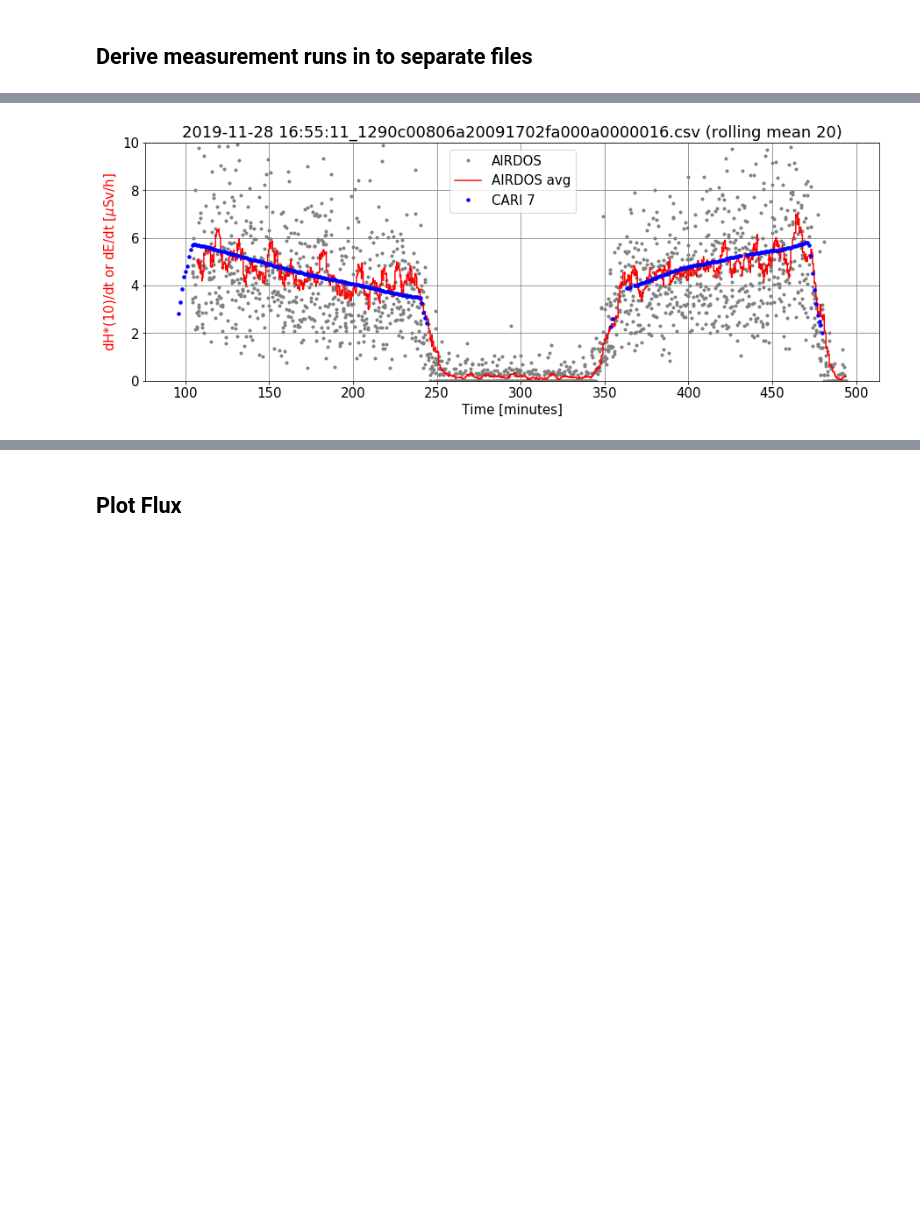
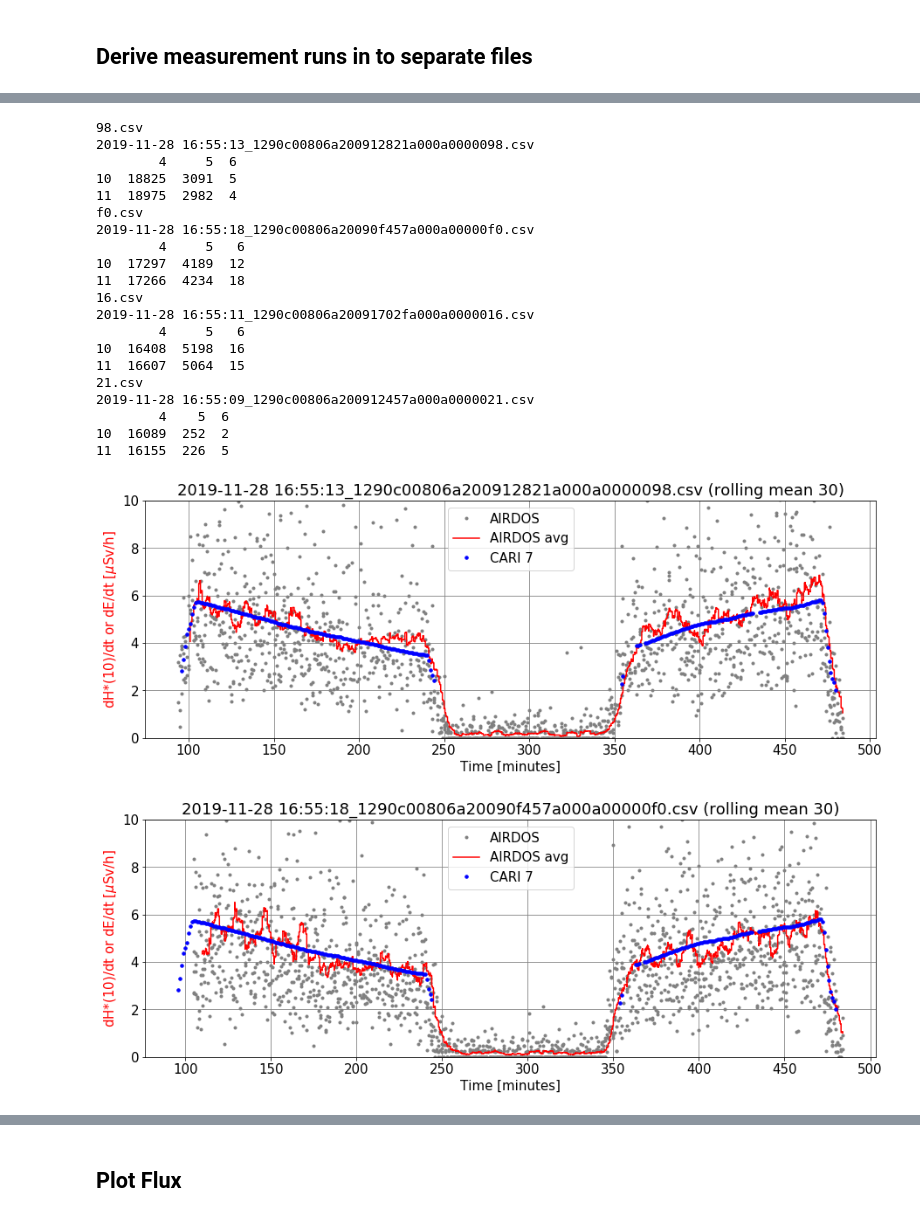
Before and after one commit to ODZ-UJF-AV-CR/Paper---AIRDOS, a Jupyter notebook: AIRDOS-G-parser.ipynb, the cells around one changed output, grey strips where cells are left out. Drawn from its saved outputs; the diff is of its cells as text; code cells hidden in the pictures; blank space fills up the shorter version.

```diff
--- a/AIRDOS-G-parser.ipynb
+++ b/AIRDOS-G-parser.ipynb
@@ -18,9 +18,9 @@ Populating the interactive namespace from numpy and matplotlib
 # %% [markdown]
 ## Read Logfile
 # %%
-fto = './data/malaga/16/DATALOG.TXT' #  File to Open
+#fto = './data/malaga/16/DATALOG.TXT' #  File to Open
 #fto = './data/malaga/21/DATALOG.TXT' #  File to Open
-#fto = './data/malaga/98/DATALOG.TXT' #  File to Open
+fto = './data/malaga/98/DATALOG.TXT' #  File to Open
 #fto = './data/malaga/F0/DATALOG.TXT' #  File to Open
 
 print (fto)
@@ -126,7 +126,7 @@ for i,r in df.iterrows():
         df.at[i,'lonHem'] = LonHem
 
 
-FROM = pd.to_datetime('2019-11-27 00:00:00')
+FROM = pd.to_datetime('2019-11-26 00:00:00')
 TO = pd.to_datetime('2019-11-29 01:10:00')
 #FROM = pd.to_datetime('2019-11-26 00:00:00')
 #TO = pd.to_datetime('2019-11-30 01:10:00')
@@ -173,7 +173,6 @@ dfo.set_index('date', inplace = True)
 
 for x in runs:
     filename = './output/' + str(x[1] + pd.to_timedelta(-x[2], unit='s')) + '_' + str(sn[0])
-
     # Disimetric values
     dfo.loc[dfo['run'] == x[0],'minute'] = (pd.to_timedelta(dfo.loc[dfo['run'] == x[0]].index-(x[1] + pd.to_timedelta(-x[2], unit='s')))).astype('timedelta64[m]').fillna(0).astype(int)
     dfo.loc[dfo['run'] == x[0]].to_csv(filename + '.csv')
@@ -189,7 +188,7 @@ for x in runs:
         f.write('11/2019, FL-27\r\n')
         f.write('DEG MIN N/S DEG MIN E/W FEET TIME(MIN)\r\n')
     #dfdeg.loc[dfdeg['run'] == x[0],'minute'] = (pd.to_timedelta(-dfdeg.iloc[0,8]+dfdeg['date']-(x[1] + pd.to_timedelta(-x[2], unit='s')))).astype('timedelta64[m]').fillna(0).astype(int)-119
-    dfdeg.loc[dfdeg['run'] == x[0],'minute'] = (pd.to_timedelta(dfdeg['date']-(x[1] + pd.to_timedelta(-x[2], unit='s')))).astype('timedelta64[m]').fillna(0).astype(int)-zerominutes
+    #dfdeg.loc[dfdeg['run'] == x[0],'minute'] = (pd.to_timedelta(dfdeg['date']-(x[1] + pd.to_timedelta(-x[2], unit='s')))).astype('timedelta64[m]').fillna(0).astype(int)-zerominutes
     dfdeg.loc[dfdeg['run'] == x[0],['latD','latM', 'latHem', 'lonD', 'lonM', 'lonHem', 'altitude', 'minute']].dropna().drop_duplicates(subset='minute', keep='first').to_csv('ble.DEG', mode='a', index=False, header=False, line_terminator='\r\n')
 
 print('End')
@@ -201,8 +200,9 @@ End
 matplotlib.rcParams.update({'font.size': 15})
 
 NOISE_LEVEL= 8
+BASE_ENERGY = 3
 LAST_CHANNEL=254
-WINDOW = 20
+WINDOW = 30
 
 for f in glob.iglob("./output/*.csv"): # generator, search immediate subdirectories
     plt.figure(figsize=(15,5))
@@ -214,19 +214,22 @@ for f in glob.iglob("./output/*.csv"): # generator, search immediate subdirector
 
     s = f.split('/')
     plt.title(s[len(s)-1] + ' (rolling mean ' + str(WINDOW) + ')')
+    print(s[len(s)-1][-6:])
 
     # Deposited energy
     e = pd.DataFrame()
     e['Ch']=range(0,256)
     e['ener'] = e.index * 0.038 + 0.105
-    xx['ener'] = (np.asarray(xx.iloc[:,8:256]) * np.asarray(e.loc[3:250,'ener'])).sum(axis=1)
+    xx['ener'] = (np.asarray(xx.iloc[:,NOISE_LEVEL:NOISE_LEVEL+256-8]) * np.asarray(e.loc[3:250,'ener'])).sum(axis=1)
 
+    print(s[len(s)-1])
+    print(xx.iloc[10:12,5:8])
 
     # size of the chip (20 mm · 10 mm),
     # the thickness of the depletion layer (0.3 mm),
     # and the density of silicon (2.33 g cm^3)
     # 0.1398e-3 kg
-    xx['dsi'] = ((1e6 * (1.602e-19 * xx['ener'] * 1e6)/0.1398e-3)/10.4) * 3600 * 2.71 # in uGy/h
+    xx['dsi'] = ((1e6 * (1.602e-19 * xx['ener'] * 1e6)/0.1398e-3)/10.4) * 3600 * 2.45 * 1.048#* 1.1 #1.094#2.71 # in uGy/h
 
     xx['flux'] = xx.iloc[:,range(NOISE_LEVEL,LAST_CHANNEL)].sum(axis=1)
 
@@ -235,31 +238,52 @@ for f in glob.iglob("./output/*.csv"): # generator, search immediate subdirector
 
     #plt.plot(xx['minute'], xx['flux'], c='gray', linestyle='', marker='.')
     plt.plot(xx['minute'], xx['dsi'], c='gray', linestyle='', marker='.', label='AIRDOS')
     plt.plot(xx['minute'],xx['dsimean'],c='red', drawstyle='steps-mid', label='AIRDOS avg')
     #plt.plot(xx.iloc[:,'minute'],xx['fluxmean']c='red')
     #plt.plot(xx.loc[:,'minute'],xx.iloc[:,NOISE_LEVEL],c='tan',label= str(NOISE_LEVEL) + '. Ch' ,zorder=1)
 
     # CARI 7
     f = './data/ble.DAT' #  File to Open
     df = pd.read_csv(f, engine='python', header=None, delim_whitespace=True, skiprows=2, skipfooter=3 )
     plt.plot(df.loc[(df[3]>95)&(df[4]>2),3],df.loc[(df[3]>95)&(df[4]>2),4], c='blue', markersize=7, marker='.', linestyle='none', label='CARI 7')
 
     plt.ylim([0,10])
     #plt.yscale('log')
 
     plt.xlabel('Time [minutes]')
     plt.ylabel(r'dH*(10)/dt or dE/dt [$\mu$Sv/h]', color='red')
     plt.legend(loc=2)
 
     '''
     ax = plt.twinx()
 
     plt.ylim([0,14000])
     plt.plot(xx['minute'], xx['altitude'], c='b', label='alt', marker='.', linewidth='2', linestyle='none', drawstyle='steps-mid')
     plt.ylabel('altitude a.s.l. [m]', color='blue')
     '''
     plt.grid(b=True, which='major', color='grey', linestyle='-')
     plt.grid(b=True, which='minor', color='grey', linestyle='-')
     plt.legend()
 # %% [output]
+98.csv
+2019-11-28 16:55:13_1290c00806a200912821a000a0000098.csv
+        4     5  6
+10  18825  3091  5
+11  18975  2982  4
+f0.csv
+2019-11-28 16:55:18_1290c00806a20090f457a000a00000f0.csv
+        4     5   6
+10  17297  4189  12
+11  17266  4234  18
+16.csv
+2019-11-28 16:55:11_1290c00806a20091702fa000a0000016.csv
+        4     5   6
+10  16408  5198  16
+11  16607  5064  15
+21.csv
+2019-11-28 16:55:09_1290c00806a200912457a000a0000021.csv
+        4    5  6
+10  16089  252  2
+11  16155  226  5
-[figure, old version]
+[figure, new version]
+[figure, added]
```
Also changed, not shown: parts of 6 cells of this notebook, 8 other files.
